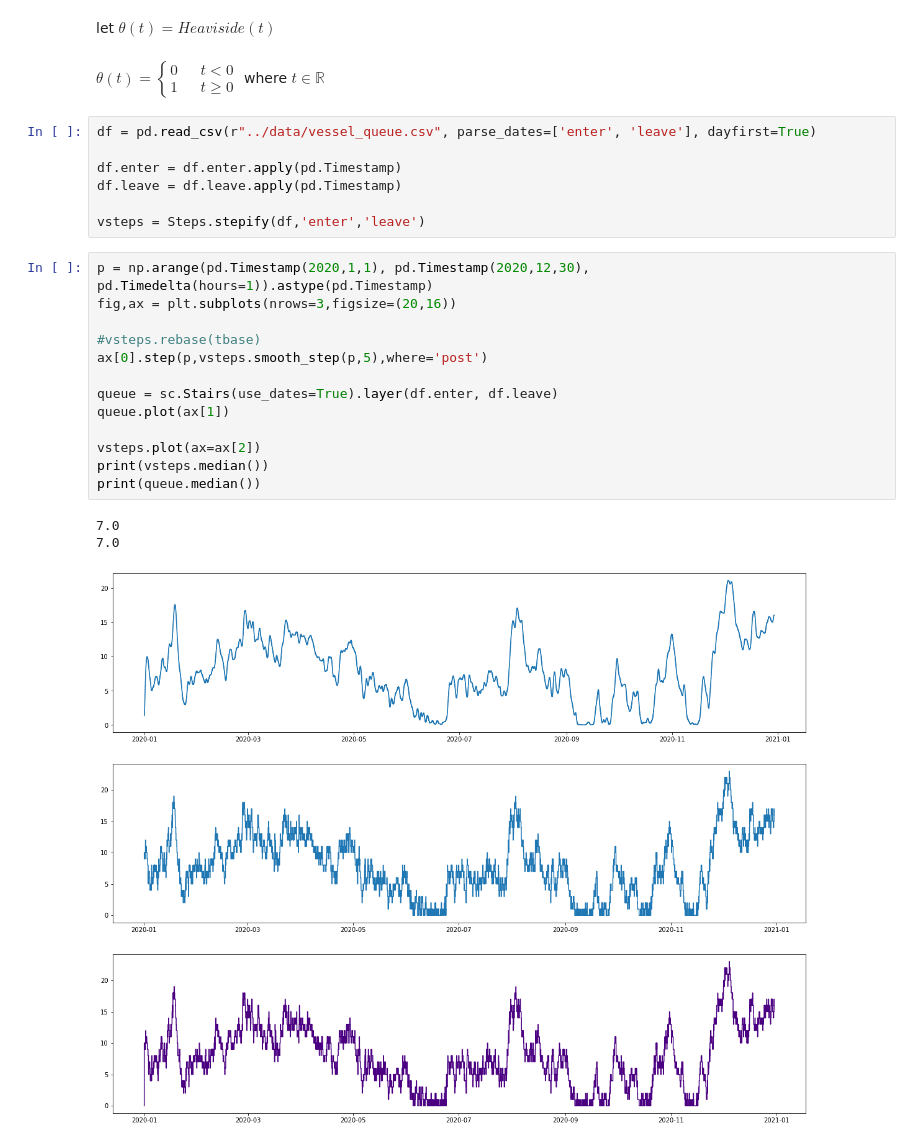
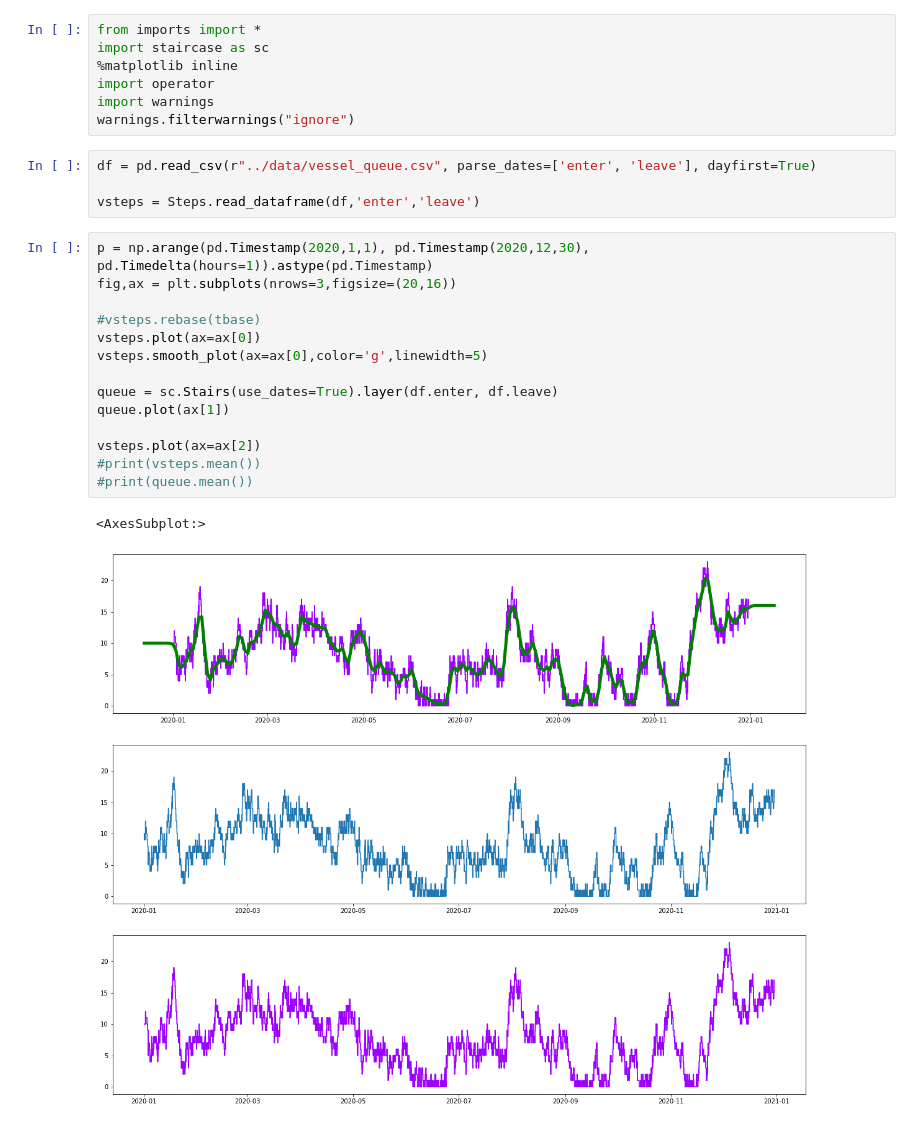
Before and after one commit to probability/topicmodelunderstanding, a Jupyter notebook: Notebooks/Examples 3.ipynb, the cells around one changed output. Drawn from its saved outputs; the diff is of its cells as text.

```diff
--- a/Notebooks/Examples 3.ipynb
+++ b/Notebooks/Examples 3.ipynb
@@ -17,37 +1,29 @@ ResourceWarning: Enable tracemalloc to get the object allocation traceback
-# %% [markdown]
-let $\theta(t) = Heaviside(t)$
-# %% [markdown]
-$
-\theta(t) = \left\{
-        \begin{array}{ll}
-            0 & \quad t < 0 \\
-            1 & \quad t \geq 0
-        \end{array}
-    \right.
-$
-where $t \in \mathbb{R}$
+# %%
+from imports import *
+import staircase as sc
+%matplotlib inline
+import operator
+import warnings
+warnings.filterwarnings("ignore")
 # %%
 df = pd.read_csv(r"../data/vessel_queue.csv", parse_dates=['enter', 'leave'], dayfirst=True)
 
-df.enter = df.enter.apply(pd.Timestamp)
-df.leave = df.leave.apply(pd.Timestamp)
-
-vsteps = Steps.stepify(df,'enter','leave')
+vsteps = Steps.read_dataframe(df,'enter','leave')
 # %%
 p = np.arange(pd.Timestamp(2020,1,1), pd.Timestamp(2020,12,30), pd.Timedelta(hours=1)).astype(pd.Timestamp)
 fig,ax = plt.subplots(nrows=3,figsize=(20,16))
 
 #vsteps.rebase(tbase)
-ax[0].step(p,vsteps.smooth_step(p,5),where='post')
+vsteps.plot(ax=ax[0])
+vsteps.smooth_plot(ax=ax[0],color='g',linewidth=5)
 
 queue = sc.Stairs(use_dates=True).layer(df.enter, df.leave)
 queue.plot(ax[1])
 
 vsteps.plot(ax=ax[2])
-print(vsteps.median())
-print(queue.median())
+#print(vsteps.mean())
+#print(queue.mean())
 # %% [output]
-7.0
-7.0
+<AxesSubplot:>
-[figure, old version]
+[figure, new version]
 # %%
```
Also changed, not shown: parts of 4 cells of this notebook, 5 other files.
